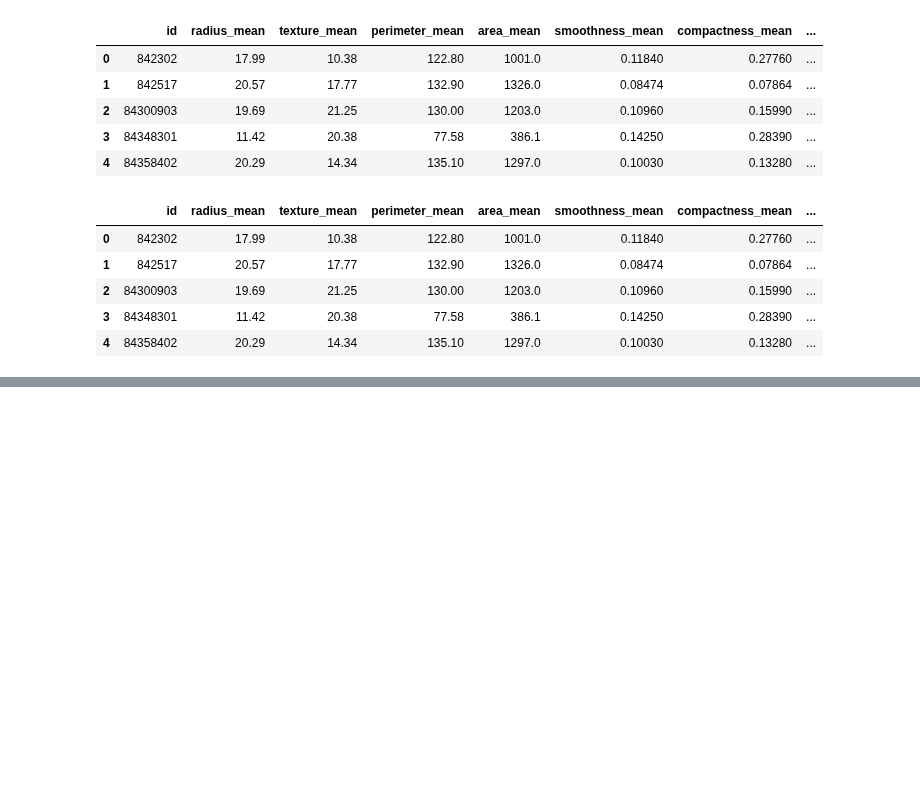
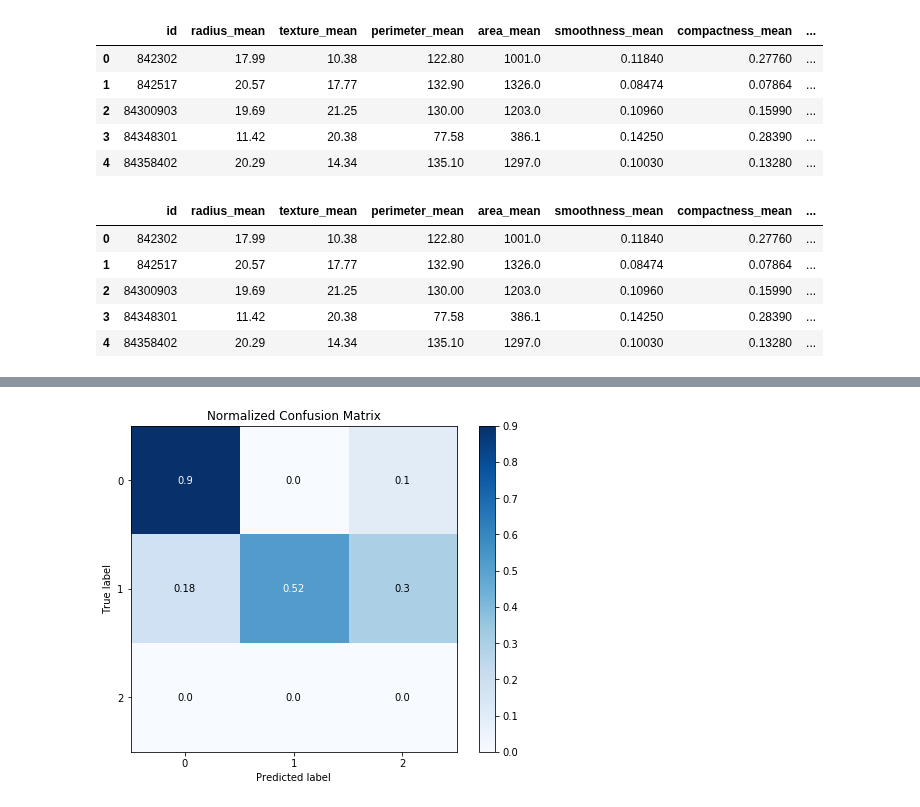
Before and after one commit to JimKing100/DS-Unit-1-Sprint-4-Linear-Algebra, a Jupyter notebook: module4-clustering/Cell_Clustering_Assignment.ipynb, the cells around one changed output, grey strips where cells are left out. Cells and saved outputs as stored; diff of their text form; code cells hidden in the pictures; blank space fills up the shorter version.

```diff
--- a/module4-clustering/Cell_Clustering_Assignment.ipynb
+++ b/module4-clustering/Cell_Clustering_Assignment.ipynb
@@ -250,3 +250,6 @@ merged_df.head()
 | 2 | 84300903 | 19.69 | 21.25 | 130.00 | 1203.0 | 0.10960 | 0.15990 | ... |
 | 3 | 84348301 | 11.42 | 20.38 | 77.58 | 386.1 | 0.14250 | 0.28390 | ... |
 | 4 | 84358402 | 20.29 | 14.34 | 135.10 | 1297.0 | 0.10030 | 0.13280 | ... |
+# %%
+merged_df['diagnosis'] = merged_df['diagnosis'].map({'M': 1, 'B': 0})
+merged_df.head()
@@ -252,0 +278,7 @@ merged_df.head()
+# %%
+import scikitplot as skplt
+
+skplt.metrics.plot_confusion_matrix(merged_df['diagnosis'], merged_df['clusters'], figsize=(8,6), normalize=True)
+plt.show()
+# %% [output]
+[figure, added]
```
Also changed, not shown: parts of 4 cells of this notebook.
